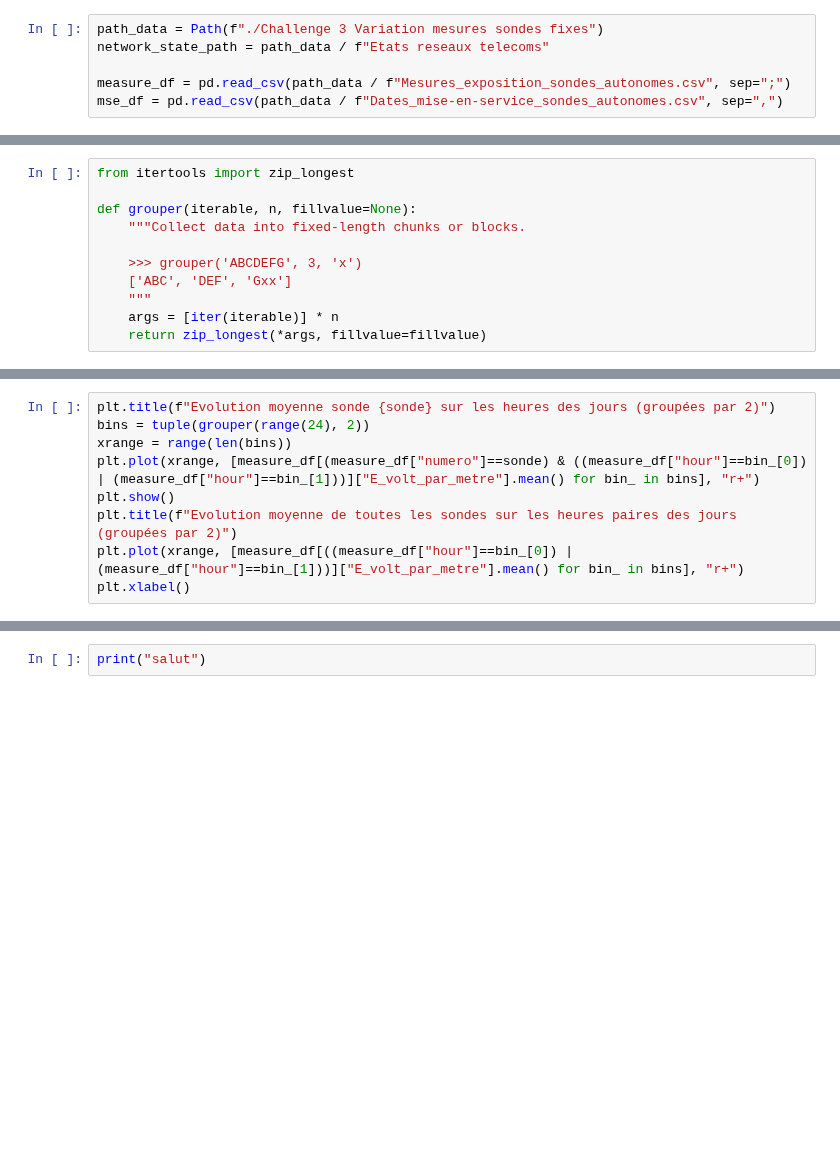
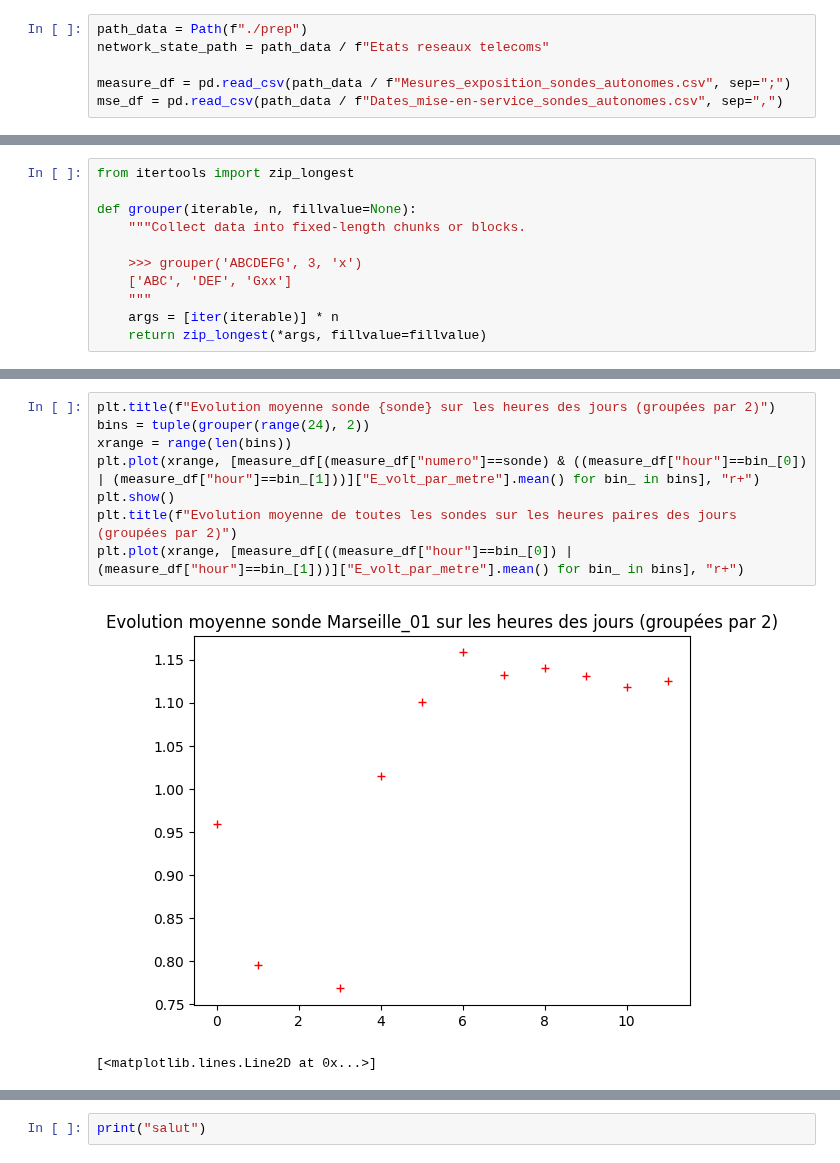
Before and after one commit to Coding-Foundation/FrHack-2022, a Jupyter notebook: clustering.ipynb, the cells around one changed output, grey strips where cells are left out. Cells and saved outputs as stored; diff of their text form; blank space fills up the shorter version.

```diff
--- a/clustering.ipynb
+++ b/clustering.ipynb
@@ -33,7 +37,7 @@ def pairwise(iterable):
     next(b, None)
     return zip(a, b)
 # %%
-path_data = Path(f"./Challenge 3 Variation mesures sondes fixes")
+path_data = Path(f"./prep")
 network_state_path = path_data / f"Etats reseaux telecoms"
 
 measure_df = pd.read_csv(path_data / f"Mesures_exposition_sondes_autonomes.csv", sep=";")
@@ -147,9 +280,11 @@ tuple(grouper(range(24), 2))
 # %%
 plt.title(f"Evolution moyenne sonde {sonde} sur les heures des jours (groupées par 2)")
 bins = tuple(grouper(range(24), 2))
 xrange = range(len(bins))
 plt.plot(xrange, [measure_df[(measure_df["numero"]==sonde) & ((measure_df["hour"]==bin_[0]) | (measure_df["hour"]==bin_[1]))]["E_volt_par_metre"].mean() for bin_ in bins], "r+")
 plt.show()
 plt.title(f"Evolution moyenne de toutes les sondes sur les heures paires des jours (groupées par 2)")
 plt.plot(xrange, [measure_df[((measure_df["hour"]==bin_[0]) | (measure_df["hour"]==bin_[1]))]["E_volt_par_metre"].mean() for bin_ in bins], "r+")
-plt.xlabel()
+# %% [output]
+[figure, added]
+[<matplotlib.lines.Line2D at 0x...>]
```
Also changed, not shown: parts of 44 cells of this notebook, 2 other files.
